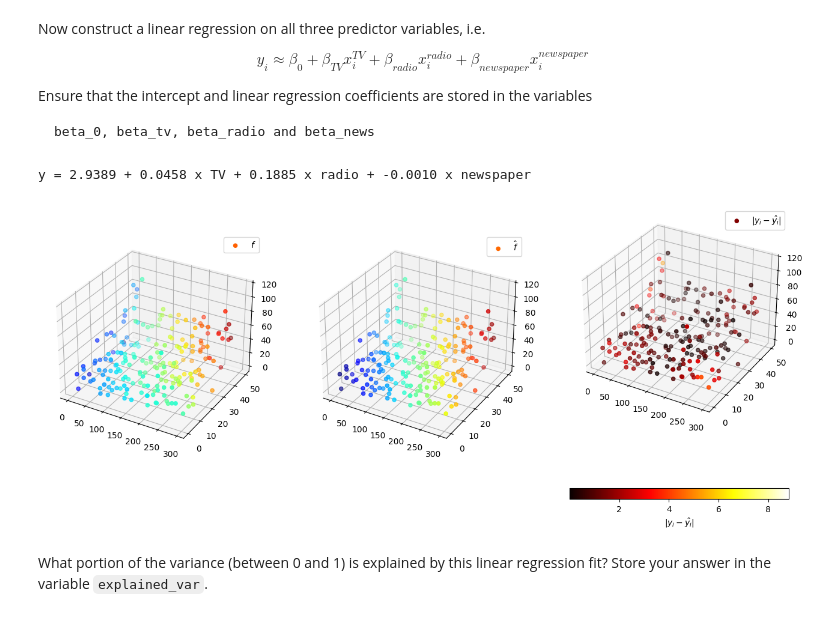
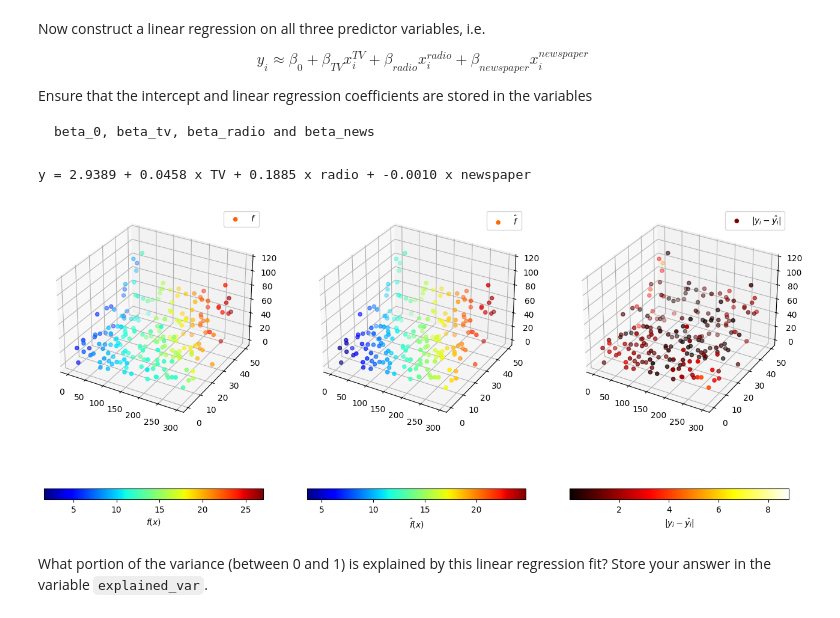
Before and after one commit to Sebphil18/introduction_to_data_science, a Jupyter notebook: exercise2/problem1.ipynb, the cells around one changed output. Cells and saved outputs as stored; diff of their text form; code cells hidden in the pictures.

Commit message:
changed cmap for abs. error and added cbars to 3d plots

```diff
--- a/exercise2/problem1.ipynb
+++ b/exercise2/problem1.ipynb
@@ -274,30 +274,31 @@ Ensure that the intercept and linear regression coefficients are stored in the v
 # %%
 fhat = LinearRegression().fit(X, Y)
 
 fig = plt.figure()
 ax = fig.add_subplot(1, 3, 1, projection='3d')
 sales_scatter = ax.scatter3D(tv, radio, news, c=Y, cmap='jet', label='$f$')
+fig.colorbar(sales_scatter, orientation='horizontal', label='$f(x)$')
 ax.legend()
 
 pred_values = fhat.predict(X)
 ax = fig.add_subplot(1, 3, 2, projection='3d')
 fhat_scatter = ax.scatter3D(tv, radio, news, c=pred_values, cmap='jet', label='$\\hat{f}$')
-cbar = fig.colorbar(error_scatter, orientation='horizontal', label='$|y_i-\\hat{y_i}|$')
+fig.colorbar(fhat_scatter, orientation='horizontal', label='$\\hat{f}(x)$')
 ax.legend()
 
 ax = fig.add_subplot(1, 3, 3, projection='3d')
 absolute_error = np.abs(Y-pred_values)
 error_scatter = ax.scatter3D(tv, radio, news, c=absolute_error, cmap='hot', label='$|y_i-\\hat{y_i}|$')
-error_cbar = fig.colorbar(error_scatter, orientation='horizontal', label='$|y_i-\\hat{y_i}|$')
+fig.colorbar(error_scatter, orientation='horizontal', label='$|y_i-\\hat{y_i}|$')
 ax.legend()
 
 beta_0 = fhat.intercept_
 beta_tv, beta_radio, beta_news = fhat.coef_
 
 print('y = %5.4f + %5.4f x TV + %5.4f x radio + %5.4f x newspaper' % (beta_0, beta_tv, beta_radio, beta_news))
 # %% [output]
 y = 2.9389 + 0.0458 x TV + 0.1885 x radio + -0.0010 x newspaper
-[figure, old version]
+[figure, new version]
 # %%
 # This cell contains hidden tests. Don't remove it!
 # %% [markdown]
```
